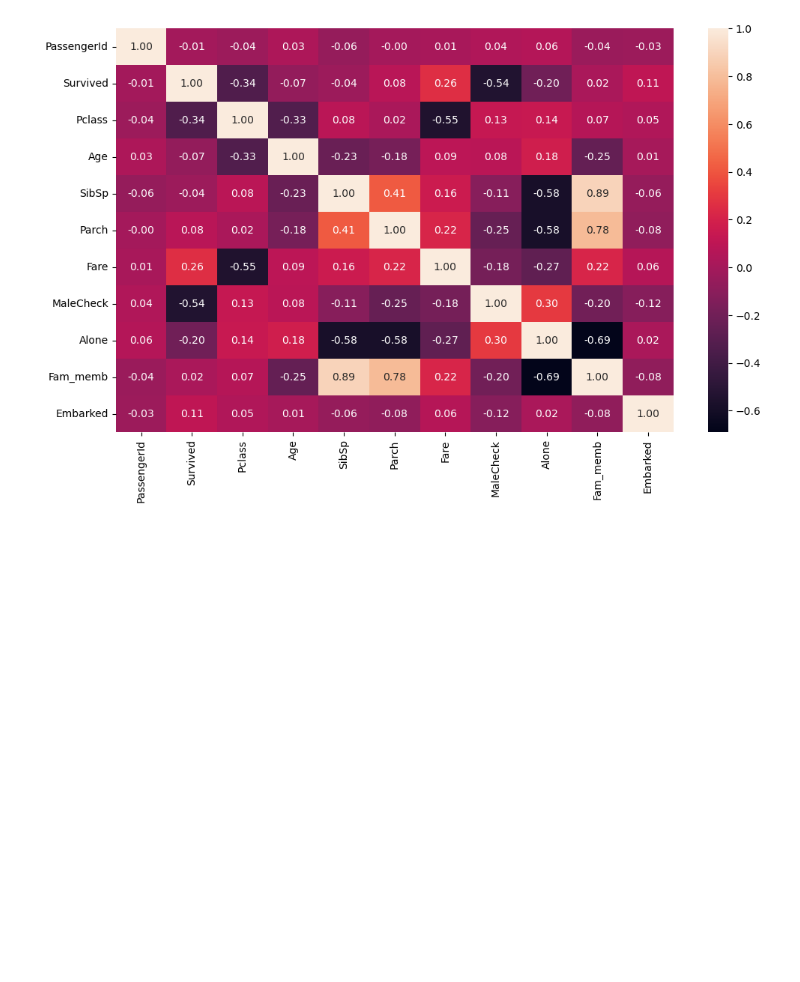
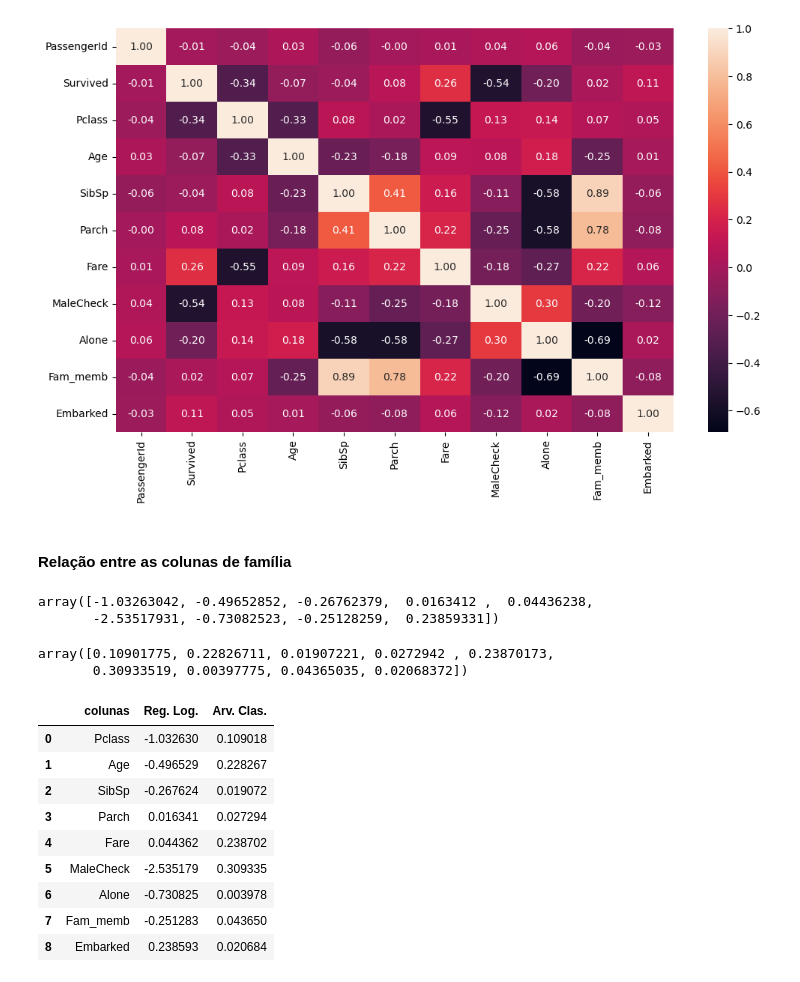
Before and after one commit to gluna777/analise_titanic, a Jupyter notebook: analise_titanic3.ipynb, the cells around one changed output. Drawn from its saved outputs; the diff is of its cells as text; code cells hidden in the pictures; blank space fills up the shorter version.

Commit message:
Atualização das colunas de família na base de dados

```diff
--- a/analise_titanic3.ipynb
+++ b/analise_titanic3.ipynb
@@ -541,3 +541,49 @@ sns.heatmap(treino.corr(), annot=True, fmt=".2f")
 plt.show()
 # %% [output]
 [figure]
+# %% [markdown]
+#### Relação entre as colunas de família
+# %%
+# Separando X e Y
+X = treino.drop(['PassengerId', 'Survived'], axis=1)
+Y = treino.Survived
+# %%
+# Regressão Logística
+from sklearn.linear_model import LogisticRegression
+clf_rl = LogisticRegression(random_state=42,max_iter=1000).fit(X,Y)
+
+# Verificando importância das colunas
+clf_rl.coef_[0]
+# %% [output]
+array([-1.03263042, -0.49652852, -0.26762379,  0.0163412 ,  0.04436238,
+       -2.53517931, -0.73082523, -0.25128259,  0.23859331])
+# %%
+# Arvóre de Classificação
+from sklearn import tree
+clf_ac = tree.DecisionTreeClassifier(random_state=42).fit(X,Y)
+
+# Verificando a importância das colunas
+clf_ac.feature_importances_
+# %% [output]
+array([0.10901775, 0.22826711, 0.01907221, 0.0272942 , 0.23870173,
+       0.30933519, 0.00397775, 0.04365035, 0.02068372])
+# %%
+# Criação de DataFrame
+importancia = pd.DataFrame({
+    'colunas': X.columns,
+    'Reg. Log.': clf_rl.coef_[0],
+    'Arv. Clas.': clf_ac.feature_importances_
+})
+
+importancia
+# %% [output]
+|  | colunas | Reg. Log. | Arv. Clas. |
+| 0 | Pclass | -1.032630 | 0.109018 |
+| 1 | Age | -0.496529 | 0.228267 |
+| 2 | SibSp | -0.267624 | 0.019072 |
+| 3 | Parch | 0.016341 | 0.027294 |
+| 4 | Fare | 0.044362 | 0.238702 |
+| 5 | MaleCheck | -2.535179 | 0.309335 |
+| 6 | Alone | -0.730825 | 0.003978 |
+| 7 | Fam_memb | -0.251283 | 0.043650 |
+| 8 | Embarked | 0.238593 | 0.020684 |
```
Also changed, not shown: parts of 1 cell of this notebook.
